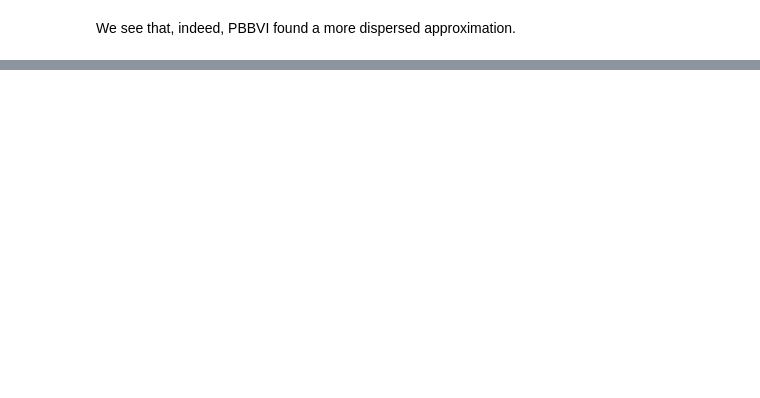
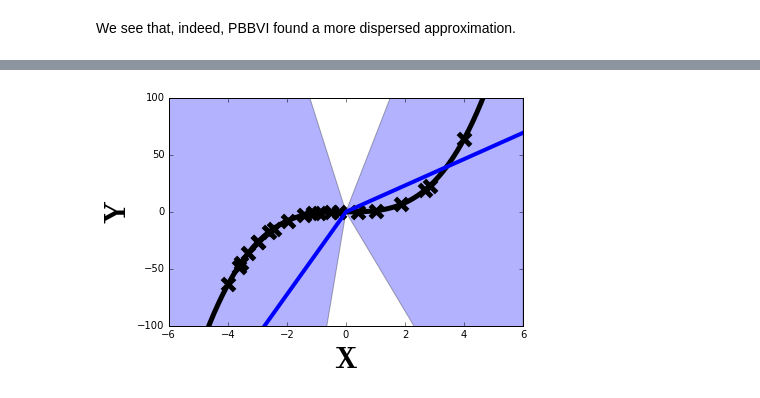
Before and after one commit to enalisnick/paper_summaries, a Jupyter notebook: perturbative_BBVI.ipynb, the cells around one changed output, grey strips where cells are left out. Drawn from its saved outputs; the diff is of its cells as text; code cells hidden in the pictures; blank space fills up the shorter version.

```diff
--- a/perturbative_BBVI.ipynb
+++ b/perturbative_BBVI.ipynb
@@ -210,0 +215,19 @@ We see that, indeed, PBBVI found a more dispersed approximation.
+# %%
+# Simulate data
+N = 20
+x = np.array([np.random.uniform(-4,4) for n in range(N)])[np.newaxis].T
+y = x**3
+
+# True function
+x_true = np.linspace(start=-6, stop=6, num=1000)
+y_true = x_true**3
+
+plt.plot(x_true, y_true, 'k-')
+plt.plot(x, y, 'xk', ms=10, linewidth=1)
+
+plt.xlabel("X")
+plt.ylabel("Y")
+plt.xlim([-6, 6])
+plt.ylim([-100, 100])
+plt.legend(loc=2)
+plt.show()
@@ -210,0 +300,27 @@ We see that, indeed, PBBVI found a more dispersed approximation.
+# %%
+n_samples = 50
+predictions = []
+for s in range(n_samples):
+
+    W_hat, rand_seed = sample_from_Gauss(phi['mu'], phi['log_sigma'])
+    y_hat = fprop(W_hat, phi['b'], x_true[np.newaxis].T)
+    predictions.append(y_hat)
+
+predictions = np.array(predictions)[:,:,0]
+pred_mean = np.mean(predictions, axis=0)
+pred_std = np.std(predictions, axis=0)
+# %%
+### Plotting ###
+plt.fill_between(x_true, pred_mean-2.*pred_std, pred_mean+2.*pred_std, facecolor='blue', interpolate=True, alpha=.3)
+plt.scatter(x, y, s=150, c='k', marker='x', linewidths=5)
+plt.plot(x_true, y_true, '-k', linewidth=5.)
+plt.plot(x_true, pred_mean, 'b-', linewidth=4.)
+
+plt.xlim([-6, 6])
+plt.ylim([-100, 100])
+plt.ylabel(r"$\mathbf{Y}$", fontsize=30)
+plt.xlabel(r"$\mathbf{X}$", fontsize=30)
+plt.tight_layout(pad=0.4, w_pad=0.5, h_pad=1.0)
+plt.show()
+# %% [output]
+[figure, added]
```
Also changed, not shown: parts of 9 cells of this notebook.
